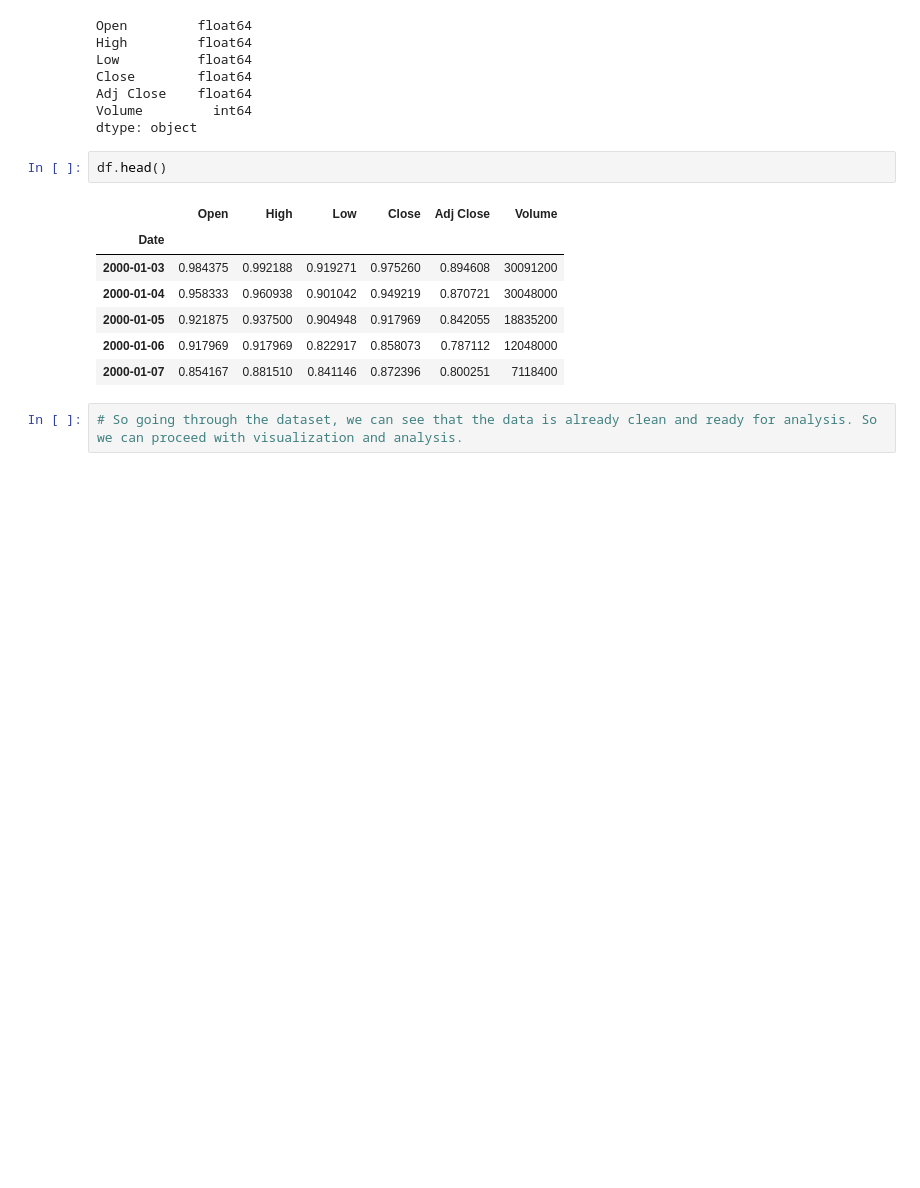
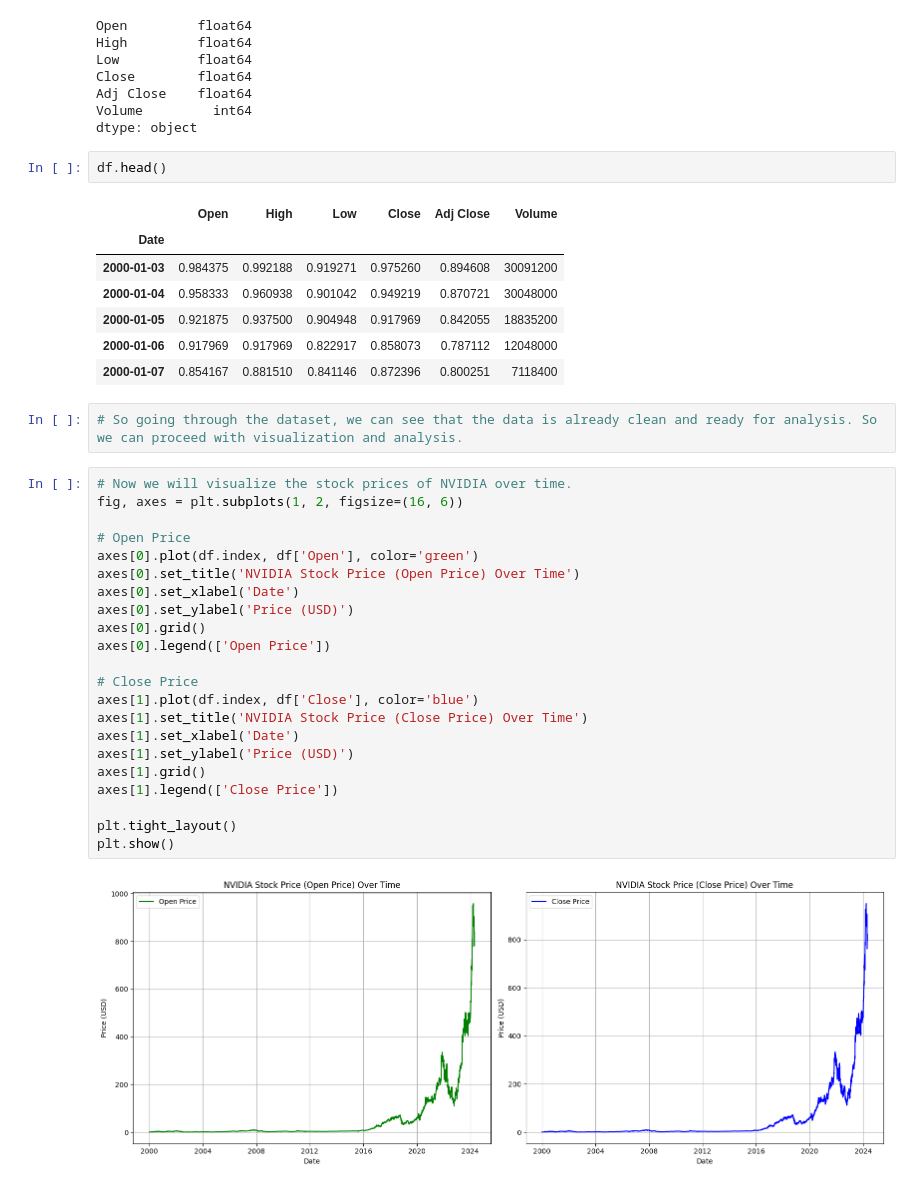
Before and after one commit to WarLord0401/NSA, a Jupyter notebook: stock_analysis.ipynb, the cells around one changed output. Cells and saved outputs as stored; diff of their text form; blank space fills up the shorter version.

Commit message:
did simple but meaningful visualizations

```diff
--- a/stock_analysis.ipynb
+++ b/stock_analysis.ipynb
@@ -87,3 +87,27 @@ df.head()
 | 2000-01-07 | 0.854167 | 0.881510 | 0.841146 | 0.872396 | 0.800251 | 7118400 |
 # %%
 # So going through the dataset, we can see that the data is already clean and ready for analysis. So we can proceed with visualization and analysis.
+# %%
+# Now we will visualize the stock prices of NVIDIA over time.
+fig, axes = plt.subplots(1, 2, figsize=(16, 6))
+
+# Open Price
+axes[0].plot(df.index, df['Open'], color='green')
+axes[0].set_title('NVIDIA Stock Price (Open Price) Over Time')
+axes[0].set_xlabel('Date')
+axes[0].set_ylabel('Price (USD)')
+axes[0].grid()
+axes[0].legend(['Open Price'])
+
+# Close Price
+axes[1].plot(df.index, df['Close'], color='blue')
+axes[1].set_title('NVIDIA Stock Price (Close Price) Over Time')
+axes[1].set_xlabel('Date')
+axes[1].set_ylabel('Price (USD)')
+axes[1].grid()
+axes[1].legend(['Close Price'])
+
+plt.tight_layout()
+plt.show()
+# %% [output]
+[figure, added]
```
Also changed, not shown: parts of 3 cells of this notebook.
